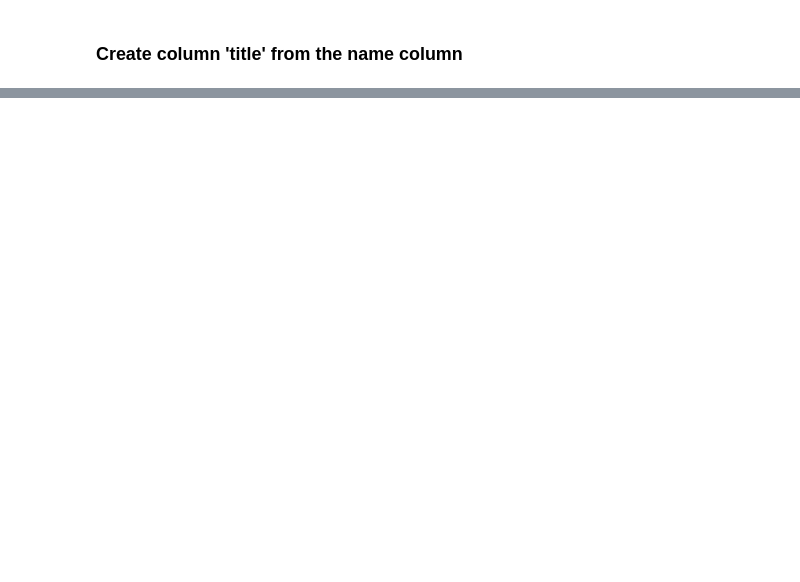
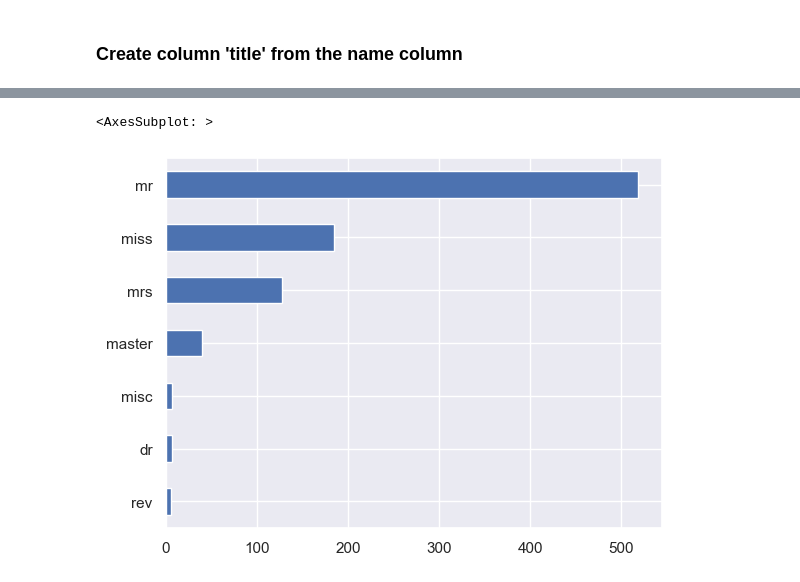
Before and after one commit to griffreichert/titanic-survival, a Jupyter notebook: titanic-survival.ipynb, the cells around one changed output, grey strips where cells are left out. Cells and saved outputs as stored; diff of their text form; code cells hidden in the pictures; blank space fills up the shorter version.

```diff
--- a/titanic-survival.ipynb
+++ b/titanic-survival.ipynb
@@ -455,0 +462,4 @@ TypeError: 'NoneType' object is not subscriptable
+# %%
+get_title = lambda x: re.findall(r"\w+\. ", x)[0].replace('. ', '').lower()
+train['title'] = train.name.apply(get_title)
+test['title'] = test.name.apply(get_title)
@@ -455,0 +497,17 @@ TypeError: 'NoneType' object is not subscriptable
+# %%
+title_map = {
+    'mlle': 'miss',
+    'major': 'misc',
+    'col': 'misc',
+    'countess': 'misc',
+    'capt': 'misc',
+    'ms': 'miss',
+    'sir': 'mr',
+    'lady': 'mrs',
+    'mme': 'mrs',
+    'don': 'mr',
+    'dona': 'mrs',
+    'jonkheer': 'misc',
+}
+train['title'] = train.title.map(title_map).fillna(train.title)
+test['title'] = test.title.map(title_map).fillna(test.title)
@@ -455,0 +517,5 @@ TypeError: 'NoneType' object is not subscriptable
+# %%
+train['title'].value_counts().sort_values().plot(kind='barh')
+# %% [output]
+<AxesSubplot: >
+[figure, added]
```
Also changed, not shown: parts of 23 cells of this notebook.
